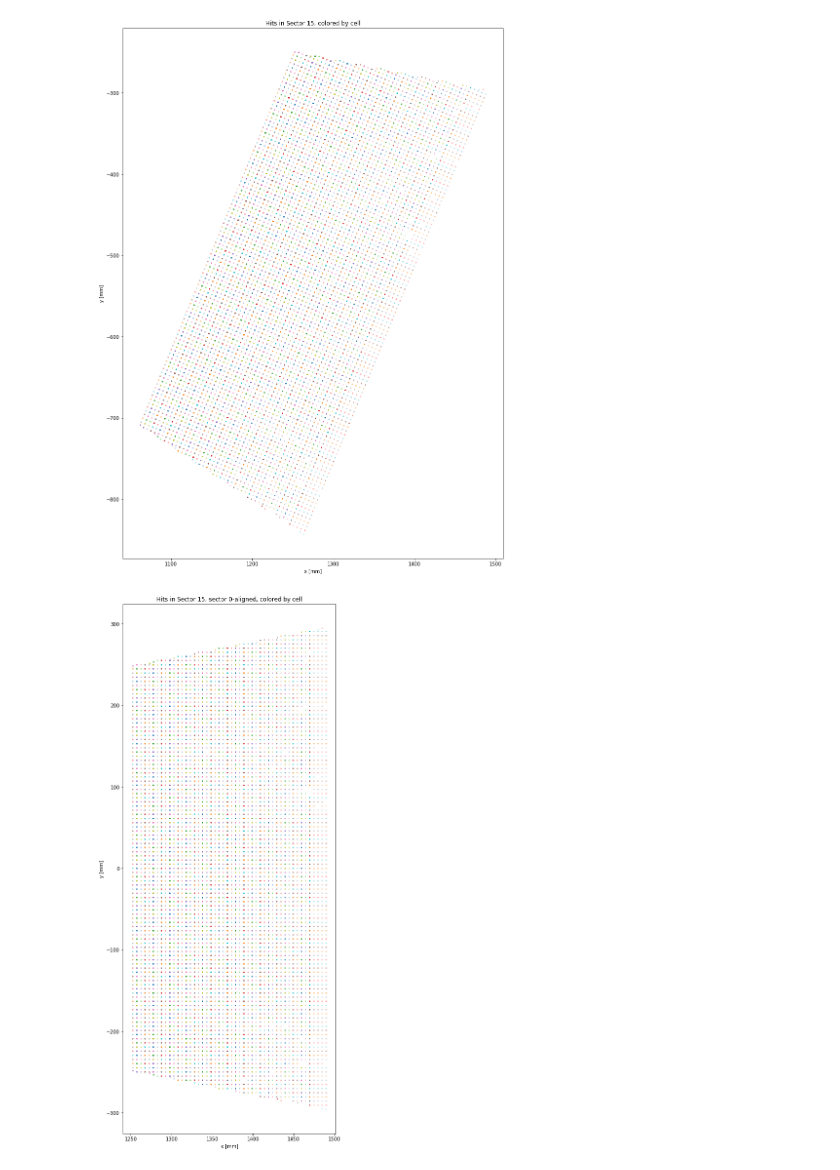
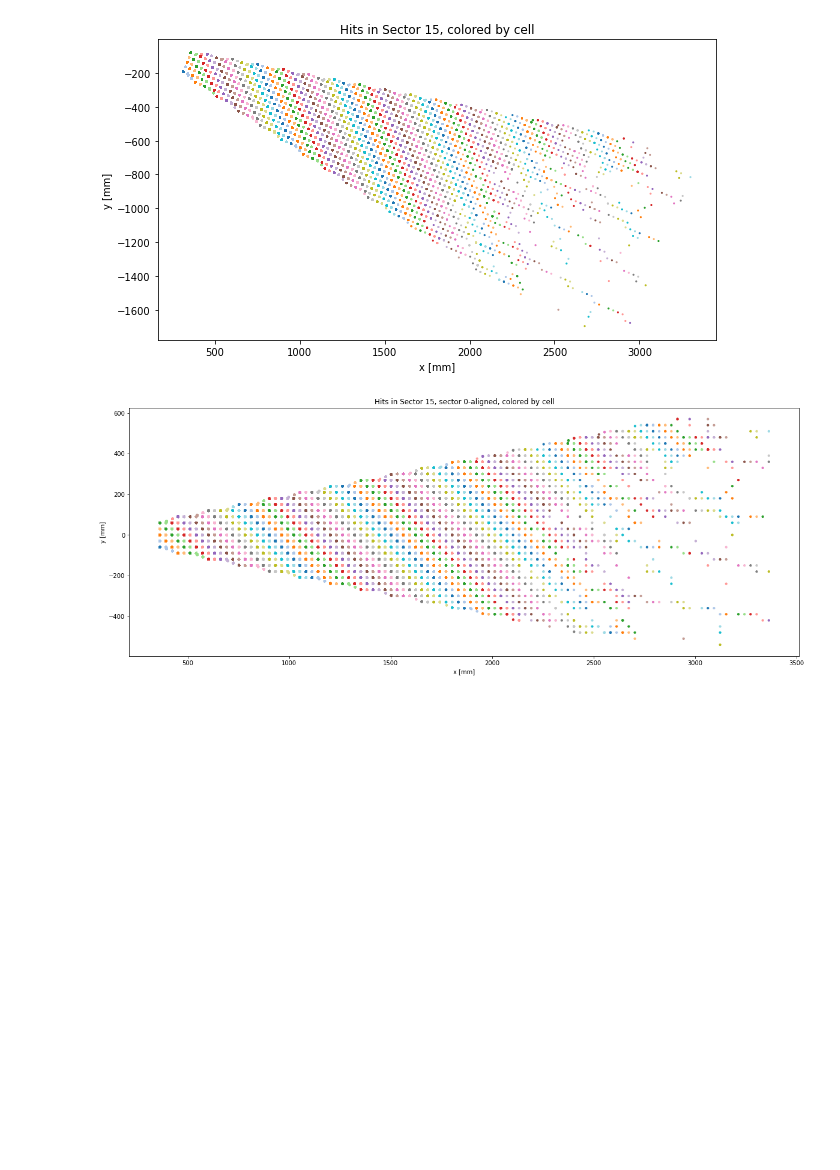
Before and after one commit to erwulff/particlemind, a Jupyter notebook: src/vit.ipynb, the cells around one changed output. Saved outputs shown, nothing was run; the diff lists cells and outputs as text; code cells hidden in the pictures; blank space fills up the shorter version.

```diff
--- a/src/vit.ipynb
+++ b/src/vit.ipynb
@@ -14,7 +14,7 @@ particles = load_dataset(
     streaming=True,
 )
 # %%
-NUM_EVENTS = 100
+NUM_EVENTS = 2000
 
 keys = ["total_energy", "x", "y", "z", "detector"]
 
@@ -363,37 +296,37 @@ cell_ids = x_cell_idx[mask] + y_cell_idx[mask] * (x_cell_idx[mask].max() + 1)
 # --- assign colors using a colormap ---
 n_colors = max(20, len(np.unique(cell_ids)))  # ensure enough colors
 colors = plt.cm.tab20(np.mod(cell_ids, 20))   # checkerboard / repeated colors if >20
 
 # --- Plot in raw coordinates ---
-plt.figure(figsize=(20, 20))
+plt.figure(figsize=(10, 10))
 plt.scatter(
     x[mask], y[mask],
     c=colors,
     s=1,
     alpha=1
 )
 plt.gca().set_aspect('equal', adjustable='box')
 plt.xlabel("x [mm]")
 plt.ylabel("y [mm]")
 plt.title(f"Hits in Sector {sector_of_interest}, colored by cell")
 plt.show()
 
 # --- Plot in sector 0-aligned coordinates ---
 plt.figure(figsize=(20, 20))
 plt.scatter(
     x_local[mask], y_local[mask],
     c=colors,
-    s=1,
+    s=10,
     alpha=1
 )
 plt.gca().set_aspect('equal', adjustable='box')
 plt.xlabel("x [mm]")
 plt.ylabel("y [mm]")
 plt.title(f"Hits in Sector {sector_of_interest}, sector 0-aligned, colored by cell")
 plt.show()
 # %% [output]
-[figure, old version]
+[figure, new version]
-[figure, old version]
+[figure, new version]
 # %%
 x_bins = np.arange(-90, 90, .30)
 
```
Also changed, not shown: parts of 8 cells of this notebook.
